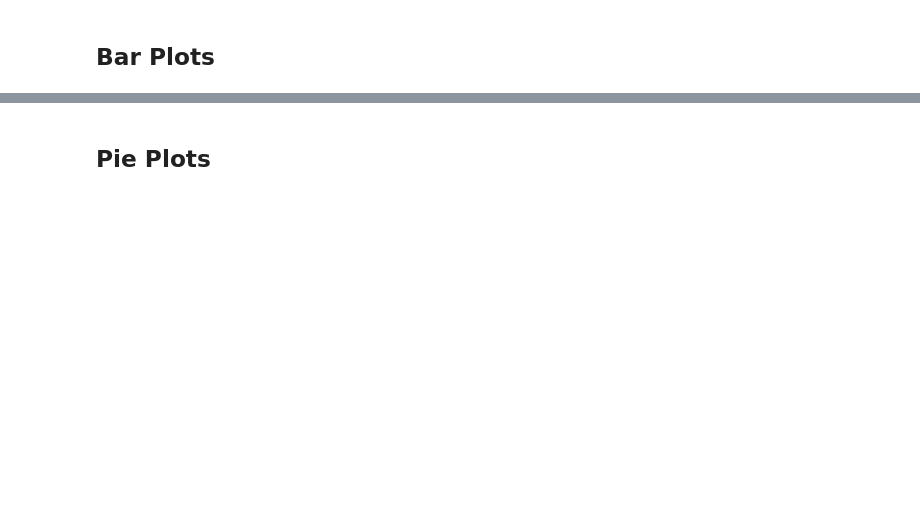
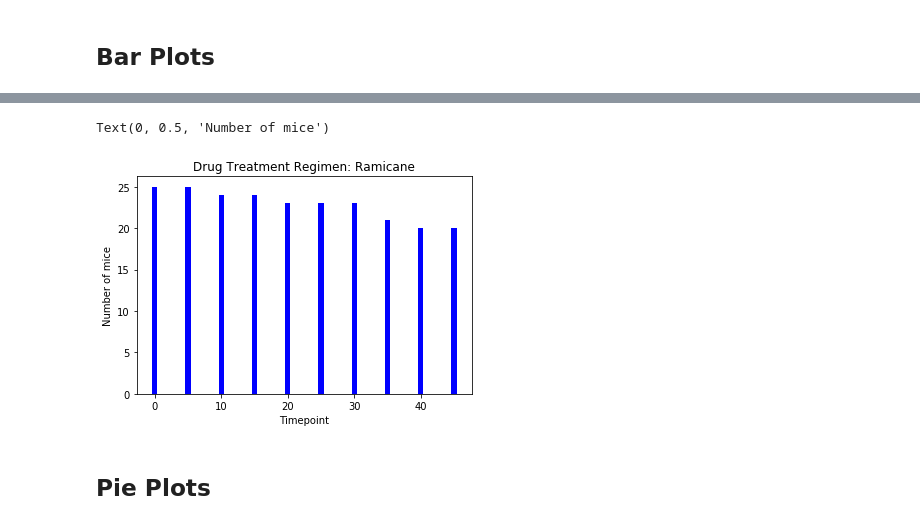
Before and after one commit to N3tadm1n/agbascala-gmail.com, a Jupyter notebook: pymaceuticals_starter.ipynb, the cells around one changed output, grey strips where cells are left out. Saved outputs shown, nothing was run; the diff lists cells and outputs as text; code cells hidden in the pictures; blank space fills up the shorter version.

Commit message:
Matplotlib - Assignment : version 2

```diff
--- a/pymaceuticals_starter.ipynb
+++ b/pymaceuticals_starter.ipynb
@@ -107,0 +134,65 @@ length_df
+# %%
+# Generate a bar plot showing the number of mice per time point for each treatment throughout the course of the study using pyplot.
+
+# Below plot is for the Drug Treatment Regimen: Ramicane
+# 9 other plots is still required for other Regimen
+
+import matplotlib.pyplot as plt
+import numpy as np
+
+#study_results
+df = merge_df[["Drug Regimen","Mouse ID","Timepoint"]]
+df.head(1)
+df.drop_duplicates(subset = ["Mouse ID","Timepoint"],inplace = True)
+print(df.head(5))
+
+# number of mice per time(0) point for treatment "Ramicane"
+mice_per_0_treatment_Ramicane = df.loc[(df["Drug Regimen"] == "Ramicane") & (df["Timepoint"] == 0), :]
+print(len(mice_per_0_treatment_Ramicane))
+
+# number of mice per time point(5) for treatment "Ramicane"
+mice_per_5_treatment_Ramicane = df.loc[(df["Drug Regimen"] == "Ramicane") & (df["Timepoint"] == 5), :]
+print(len(mice_per_5_treatment_Ramicane))
+
+# number of mice per time point(10) for treatment "Ramicane"
+mice_per_10_treatment_Ramicane = df.loc[(df["Drug Regimen"] == "Ramicane") & (df["Timepoint"] == 10), :]
+print(len(mice_per_10_treatment_Ramicane))
+
+# number of mice per time point(15) for treatment "Ramicane"
+mice_per_15_treatment_Ramicane = df.loc[(df["Drug Regimen"] == "Ramicane") & (df["Timepoint"] == 15), :]
+print(len(mice_per_15_treatment_Ramicane))
+
+# number of mice per time point(20) for treatment "Ramicane"
+mice_per_20_treatment_Ramicane = df.loc[(df["Drug Regimen"] == "Ramicane") & (df["Timepoint"] == 20), :]
+print(len(mice_per_20_treatment_Ramicane))
+
+# number of mice per time point(25) for treatment "Ramicane"
+mice_per_25_treatment_Ramicane = df.loc[(df["Drug Regimen"] == "Ramicane") & (df["Timepoint"] == 25), :]
+print(len(mice_per_25_treatment_Ramicane))
+
+# number of mice per time point(30) for treatment "Ramicane"
+mice_per_30_treatment_Ramicane = df.loc[(df["Drug Regimen"] == "Ramicane") & (df["Timepoint"] == 30), :]
+print(len(mice_per_30_treatment_Ramicane))
+
+# number of mice per time point(35) for treatment "Ramicane"
+mice_per_35_treatment_Ramicane = df.loc[(df["Drug Regimen"] == "Ramicane") & (df["Timepoint"] == 35), :]
+print(len(mice_per_35_treatment_Ramicane))
+
+# number of mice per time point(40) for treatment "Ramicane"
+mice_per_40_treatment_Ramicane = df.loc[(df["Drug Regimen"] == "Ramicane") & (df["Timepoint"] == 40), :]
+print(len(mice_per_40_treatment_Ramicane))
+
+# number of mice per time point(45) for treatment "Ramicane"
+mice_per_45_treatment_Ramicane = df.loc[(df["Drug Regimen"] == "Ramicane") & (df["Timepoint"] == 45), :]
+print(len(mice_per_45_treatment_Ramicane))
+
+number_of_mice_per_time_point = [ 25, 25, 24, 24, 23, 23, 23, 21, 20, 20]
+x_axis = [ 0, 5, 10, 15, 20, 25, 30, 35, 40, 45]
+
+# Create a bar chart based upon the above data
+plt.bar(x_axis, number_of_mice_per_time_point, color="b", align="center")
+
+plt.title("Drug Treatment Regimen: Ramicane")
+plt.xlabel("Timepoint")
+plt.ylabel("Number of mice")
+# %% [output]
@@ -108,3 +215,5 @@ length_df
+Text(0, 0.5, 'Number of mice')
+[figure, added]
 # %% [markdown]
 ## Pie Plots
 # %%
```
Also changed, not shown: parts of 5 cells of this notebook.
